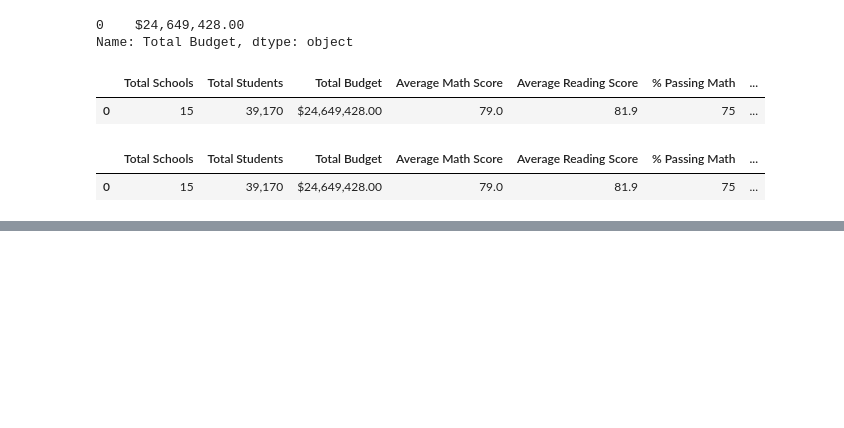
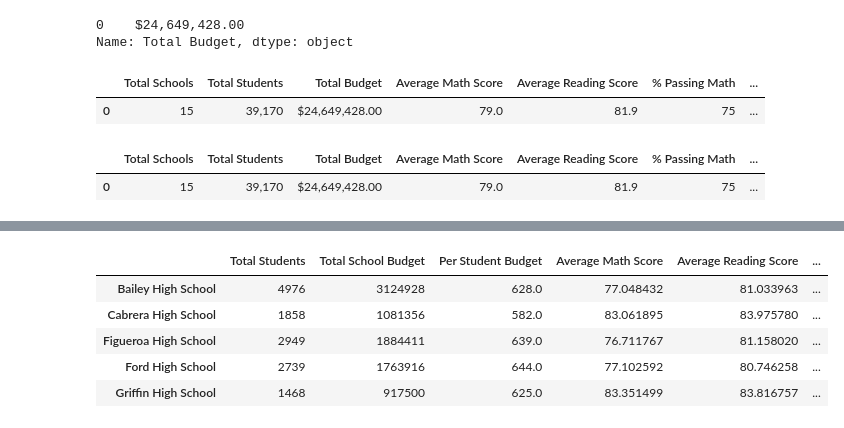
Before and after one commit to damianperreira/School_District_Analysis, a Jupyter notebook: PyCitySchools.ipynb, the cells around one changed output, grey strips where cells are left out. Saved outputs shown, nothing was run; the diff lists cells and outputs as text; code cells hidden in the pictures; blank space fills up the shorter version.

```diff
--- a/PyCitySchools.ipynb
+++ b/PyCitySchools.ipynb
@@ -436,0 +664,6 @@ district_summary_df
+# %%
+# Calculate the passing scores by creating a filtered DataFrame.
+# 1
+per_school_passing_math = school_data_complete_df[(school_data_complete_df["math_score"] >= 70)]
+
+per_school_passing_reading = school_data_complete_df[(school_data_complete_df["reading_score"] >= 70)]
@@ -436,0 +679,5 @@ district_summary_df
+# %%
+# Calculate the number of students passing math and passing reading by school.
+per_school_passing_math = per_school_passing_math.groupby(["school_name"]).count()["student_name"]
+
+per_school_passing_reading = per_school_passing_reading.groupby(["school_name"]).count()["student_name"]
@@ -436,0 +724,5 @@ district_summary_df
+# %%
+# Calculate the percentage of passing math and reading scores per school.
+per_school_passing_math = per_school_passing_math / per_school_counts * 100
+
+per_school_passing_reading = per_school_passing_reading / per_school_counts * 100
@@ -436,0 +767,3 @@ district_summary_df
+# %%
+# Calculate the overall passing percentage.
+per_overall_passing_percentage = (per_school_passing_math + per_school_passing_reading ) / 2
@@ -436,0 +789,20 @@ district_summary_df
+# %%
+# Adding a list of values with keys to create a new DataFrame.
+
+per_school_summary_df = pd.DataFrame({
+             "Total Students": per_school_counts,
+             "Total School Budget": per_school_budget,
+             "Per Student Budget": per_school_capita,
+             "Average Math Score": per_school_math,
+           "Average Reading Score": per_school_reading,
+           "% Passing Math": per_school_passing_math,
+           "% Passing Reading": per_school_passing_reading,
+           "% Overall Passing": per_overall_passing_percentage})
+per_school_summary_df.head()
+# %% [output]
+|  | Total Students | Total School Budget | Per Student Budget | Average Math Score | Average Reading Score | ... |
+| Bailey High School | 4976 | 3124928 | 628.0 | 77.048432 | 81.033963 | ... |
+| Cabrera High School | 1858 | 1081356 | 582.0 | 83.061895 | 83.975780 | ... |
+| Figueroa High School | 2949 | 1884411 | 639.0 | 76.711767 | 81.158020 | ... |
+| Ford High School | 2739 | 1763916 | 644.0 | 77.102592 | 80.746258 | ... |
+| Griffin High School | 1468 | 917500 | 625.0 | 83.351499 | 83.816757 | ... |
```
Also changed, not shown: parts of 27 cells of this notebook, 2 other files.
